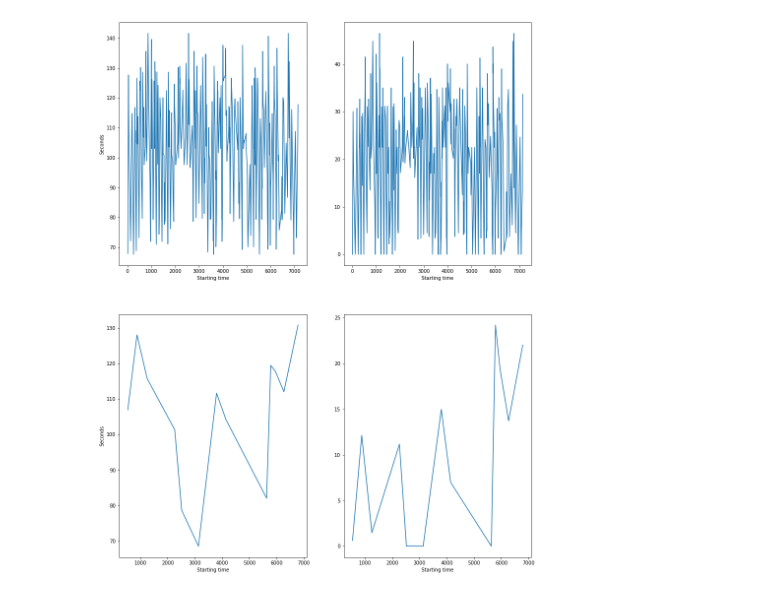
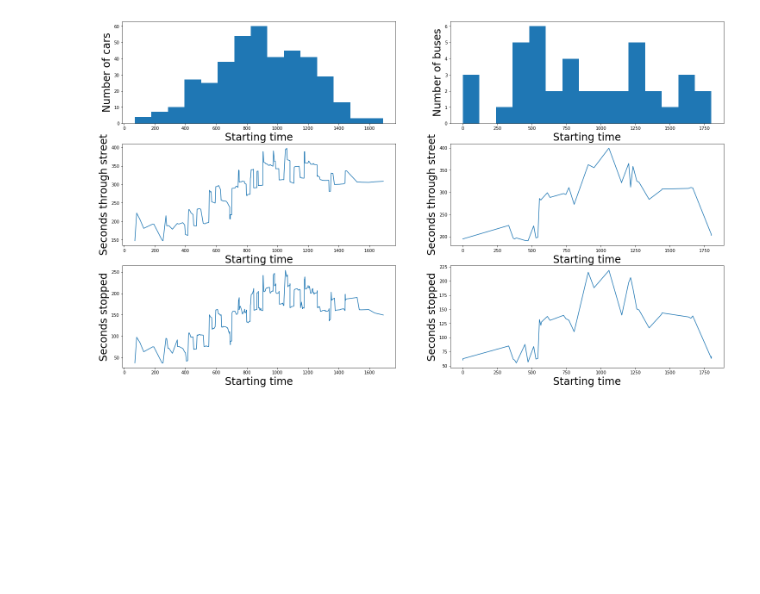
Before and after one commit to OKRobot/RoadSimulator, a Jupyter notebook: Traffic Simulator.ipynb, the cells around one changed output. Drawn from its saved outputs; the diff is of its cells as text; code cells hidden in the pictures; blank space fills up the shorter version.

Commit message:
Graphs and parameters showing expected results

```diff
--- a/Traffic Simulator.ipynb
+++ b/Traffic Simulator.ipynb
@@ -367,27 +409,47 @@ road.simulate(new_vehicles, TIMESTEP)
-# %%
-plt.subplots(figsize = [15,20])
-
-plt.subplot(2,2,1)
-plt.plot(car_start_times, CAR_DURATIONS)
-plt.xlabel("Starting time")
-plt.ylabel("Seconds")
-
-plt.subplot(2,2,2)
-plt.plot(car_start_times, CAR_STOP_DURATIONS)
-plt.xlabel("Starting time")
-
-
-plt.subplot(2,2,3)
-plt.plot(bus_start_times, BUS_DURATIONS)
-plt.xlabel("Starting time")
-plt.ylabel("Seconds")
-
-
-plt.subplot(2,2,4)
-plt.plot(bus_start_times, BUS_STOP_DURATIONS)
-plt.xlabel("Starting time")
-
-
-plt.show()
-# %% [output]
-[figure, removed]
+# %%
+plt.subplots(figsize = [25,20])
+
+plt.subplot(4,2,1)
+plt.hist(car_start_times, bins=15)
+plt.xlabel("Starting time", fontsize=24)
+plt.ylabel("Number of cars", fontsize=24)
+
+plt.subplot(4,2,2)
+plt.hist(bus_start_times, bins=15)
+plt.xlabel("Starting time", fontsize=24)
+plt.ylabel("Number of buses", fontsize=24)
+
+plt.subplot(4,2,3)
+plt.plot(car_start_times, CAR_DURATIONS)
+plt.xlabel("Starting time",fontsize=24)
+plt.ylabel("Seconds through street",fontsize=24)
+
+plt.subplot(4,2,4)
+plt.plot(bus_start_times, BUS_DURATIONS)
+plt.xlabel("Starting time",fontsize=24)
+plt.ylabel("Seconds through street",fontsize=24)
+
+plt.subplot(4,2,5)
+plt.plot(car_start_times, CAR_STOP_DURATIONS)
+plt.xlabel("Starting time",fontsize=24)
+plt.ylabel("Seconds stopped",fontsize=24)
+
+plt.subplot(4,2,6)
+plt.plot(bus_start_times, BUS_STOP_DURATIONS)
+plt.xlabel("Starting time",fontsize=24)
+plt.ylabel("Seconds stopped",fontsize=24)
+
+# plt.subplot(4,2,7)
+# plt.plot(car_start_times, CAR_QUEUE_DURATIONS)
+# plt.xlabel("Starting time",fontsize=24)
+# plt.ylabel("Seconds queued",fontsize=24)
+
+# plt.subplot(4,2,8)
+# plt.plot(bus_start_times, BUS_QUEUE_DURATIONS)
+# plt.xlabel("Starting time",fontsize=24)
+# plt.ylabel("Seconds queued",fontsize=24)
+
+
+plt.show()
+# %% [output]
+[figure, added]
```
Also changed, not shown: parts of 8 cells of this notebook.
